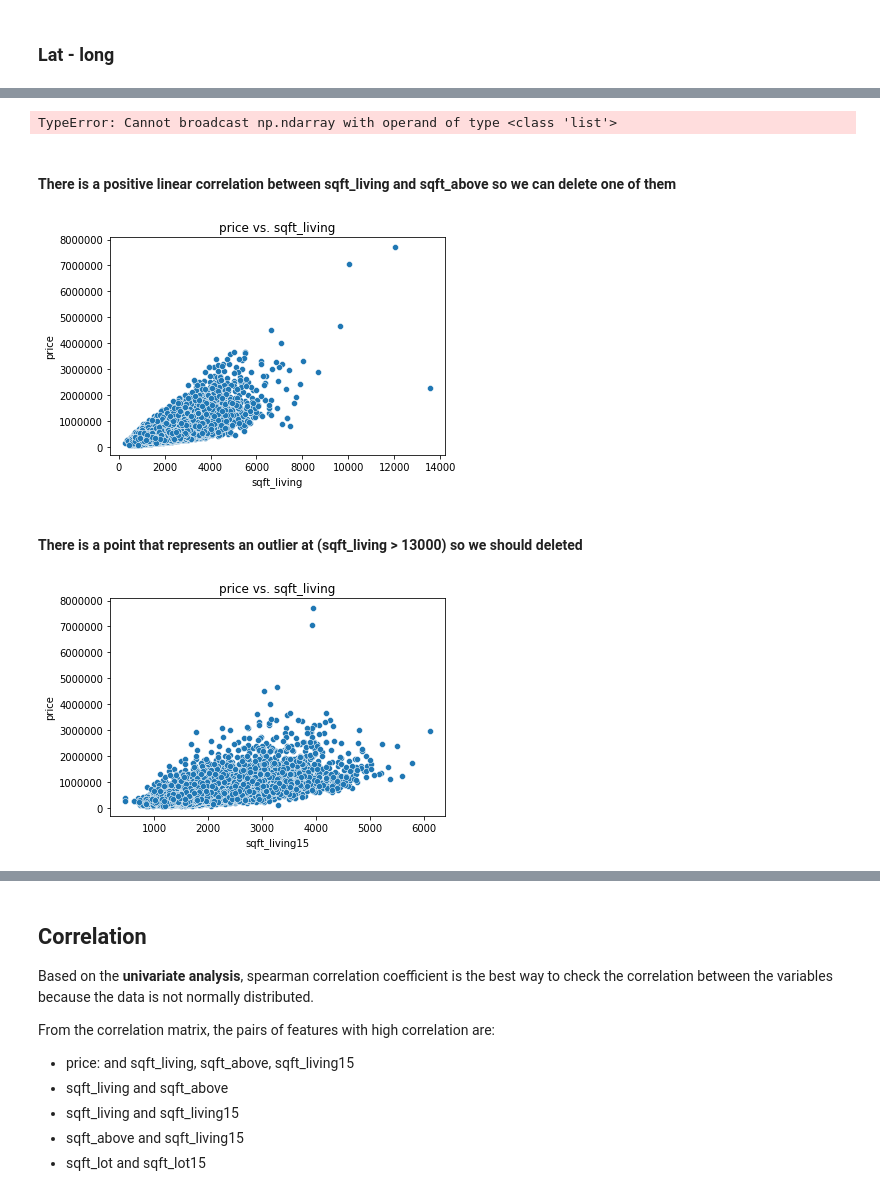
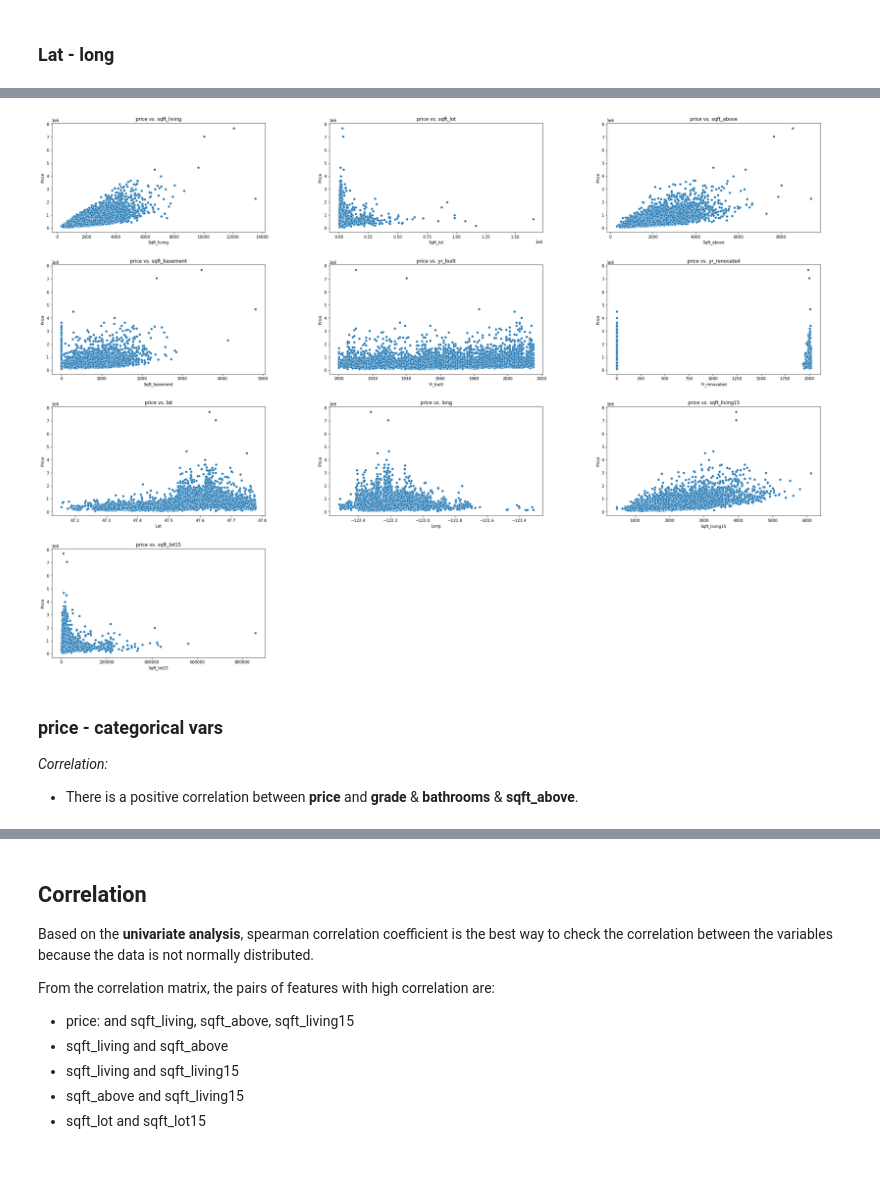
Before and after one commit to Nicola-Ibrahim/House-price-prediction, a Jupyter notebook: House pricing prediction.ipynb, the cells around one changed output, grey strips where cells are left out. Cells and saved outputs as stored; diff of their text form; code cells hidden in the pictures; blank space fills up the shorter version.

Commit message:
Added correlation visualizing plots

```diff
--- a/House pricing prediction.ipynb
+++ b/House pricing prediction.ipynb
@@ -304,15 +295,3 @@ def plot_count_plot(data:pd.DataFrame):
 plot_count_plot(df_train[categorical_feat])
 # %% [output]
 [figure]
-# %%
-_, ax = plt.subplots(nrows=1, ncols=2, figsize=(10,5))
-sns.countplot(x='bedrooms', data=df_train, ax=ax[0])
-
-
-
-sns.countplot(x='grade', data=df_train, ax=ax[1])
-ax[1].set_title('grade')
-ax[1].set_xlabel('grade')
-ax[1].set_ylabel('Count')
-sns.despine()
-plt.tight_layout()
@@ -340,38 +330,30 @@ sns.despine()
 # %%
-# plot scatter plot between price and continues variables
-def plot_scatter_plot(data:pd.DataFrame):
+def plot_scatter_plot(data:pd.DataFrame, cols:list):
     """
     Plot scatter plot between price and continues variables
 
     Parameters
     ----------
     data : DataFrame
+    cols : list of features
     """
     figure = plt.figure(figsize=(35,25))
     figure.subplots_adjust(wspace=0.3, hspace=0.3)
 
-    for i, col in enumerate(data.columns, start=1):
+    for i, col in enumerate(cols, start=1):
         ax = figure.add_subplot(4, 3, i)
-        sns.regplot(x=col, y='price', data=data, ax=ax)
-        ax.set_title(f'price vs {col}')
+        sns.scatterplot(x=col, y='price', data=data, ax=ax)
+        ax.set_title(f'price vs. {col}')
         ax.set_xlabel(col.capitalize())
-        ax.set_ylabel('price')
+        ax.set_ylabel('Price')
 
-plot_count_plot(df_train[numerical_feat - ['price']])
+
+plot_scatter_plot(df_train, numerical_feat)
 # sns.scatterplot(x='sqft_living', y='sqft_above', data=df_train)
 # %% [output]
-TypeError: Cannot broadcast np.ndarray with operand of type <class 'list'>
+[figure, added]
 # %% [markdown]
-#### There is a positive linear correlation between sqft_living and sqft_above so we can delete one of them
+### price - categorical vars
+
+*Correlation:*
+- There is a positive correlation between **price** and **grade** & **bathrooms** & **sqft_above**.
-# %%
-sns.scatterplot(x='sqft_living', y='price', data=df_train)
-plt.title("price vs. sqft_living");
-# %% [output]
-[figure, removed]
-# %% [markdown]
-#### There is a point that represents an outlier at (sqft_living > 13000) so we should deleted
-# %%
-sns.scatterplot(x='sqft_living15', y='price', data=df_train)
-plt.title("price vs. sqft_living");
-# %% [output]
-[figure, removed]
```
Also changed, not shown: parts of 37 cells of this notebook.
